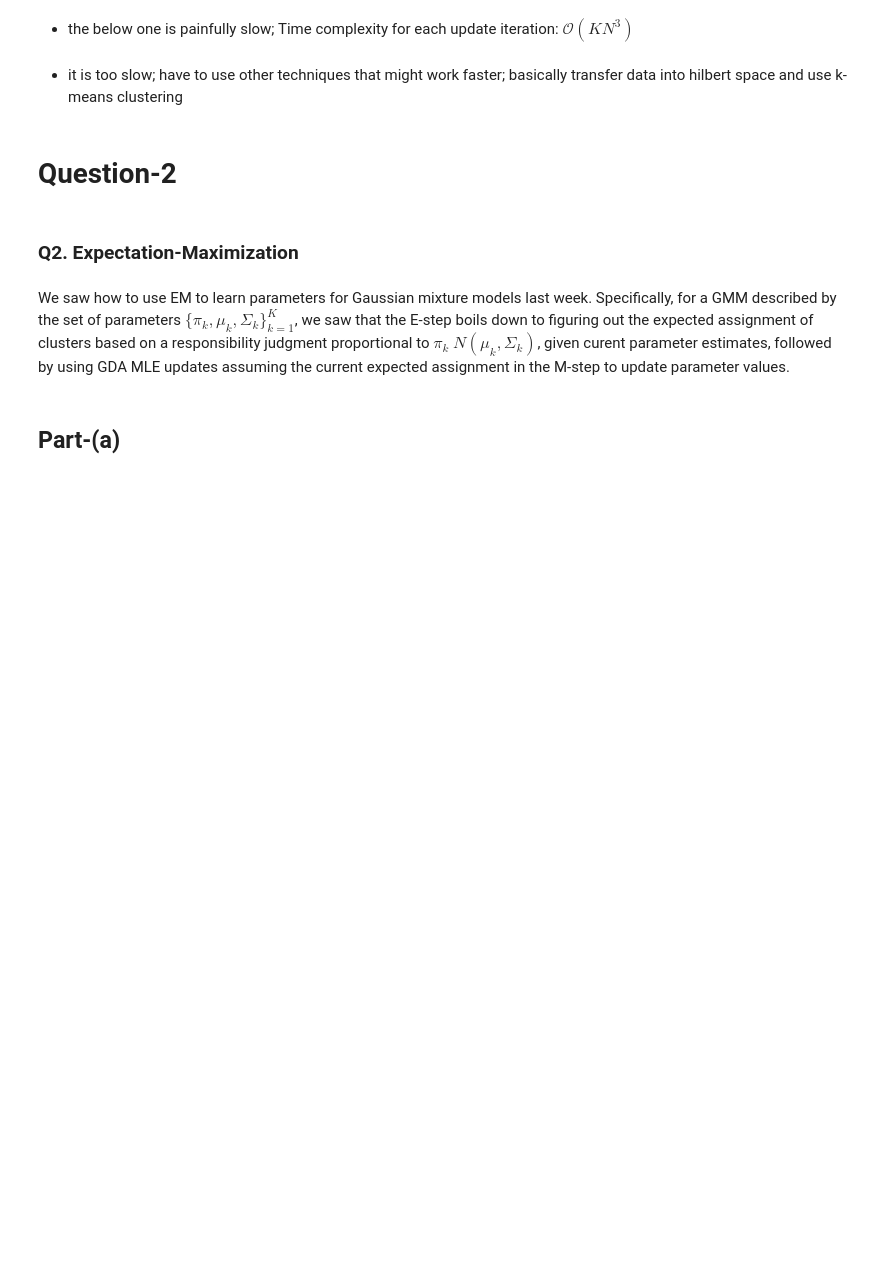
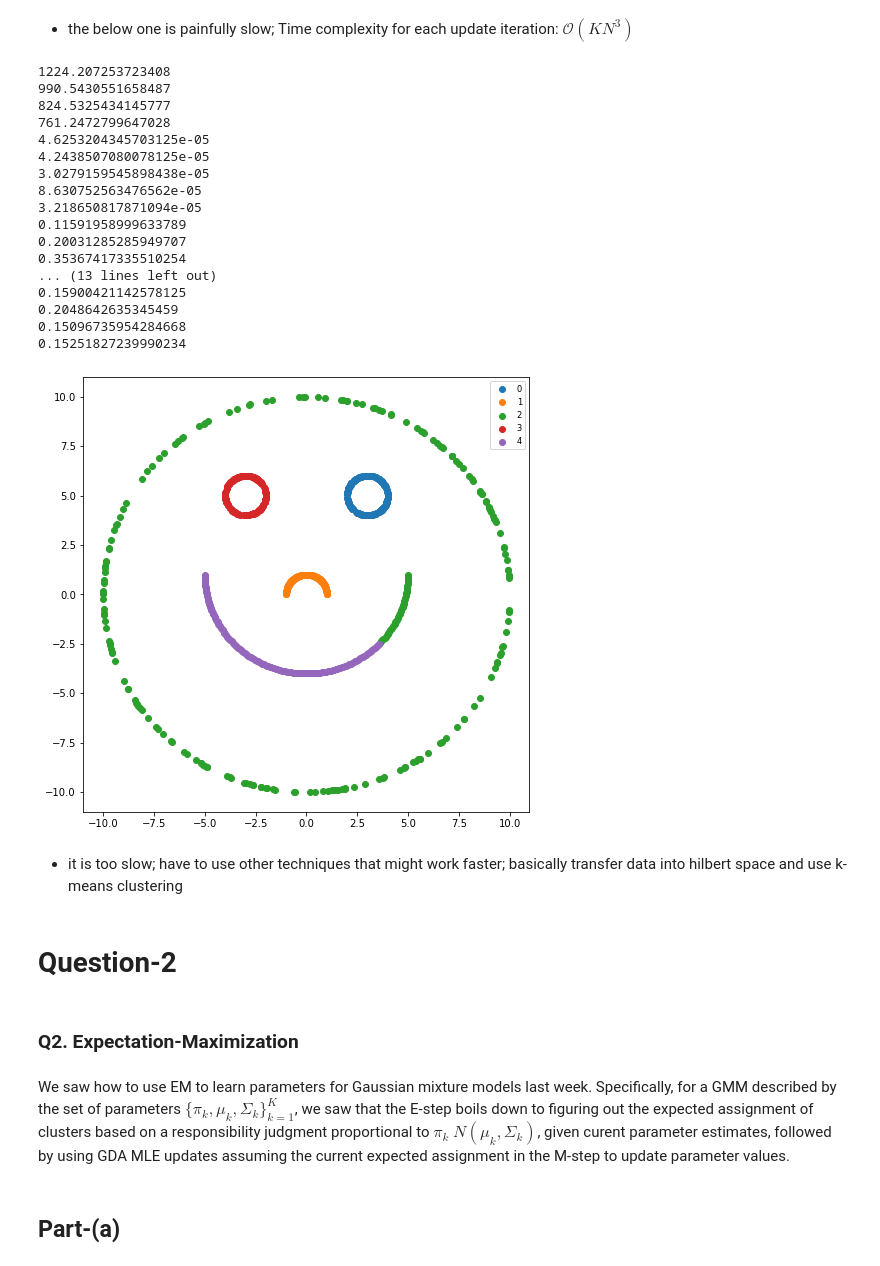
Before and after one commit to sunil-dhaka/ml-course-work, a Jupyter notebook: assign4.ipynb, the cells around one changed output. Drawn from its saved outputs; the diff is of its cells as text; code cells hidden in the pictures; blank space fills up the shorter version.

```diff
--- a/assign4.ipynb
+++ b/assign4.ipynb
@@ -303,32 +304,7 @@ plt.title('K-means++')
 # %% [markdown]
 (d) I'm going to say that we want to be able to do better than this. So I want you to kernelize your k-means algorithm with a Gaussian kernel. Visualize the clustering output of your kernel k-means algorithm [15 points]
 # %%
-from time import time
-# set this variable to change lambda in guassian kernel
-LAMBDA=1
-def pair_kernel_dist(x,y):
-    return np.exp(-LAMBDA * np.sum((x-y)**2))
-
-def pair_kernel_dist_total(x,cluster_points):
-    # math is bit involving given in markdowns
-    tic=time()
-    n_points_=len(cluster_points)
-    return_dist=n_points_**2
-    for i,point1 in enumerate(cluster_points):
-        for j,point2 in enumerate(cluster_points):
-            if i!=j:
-                return_dist+=pair_kernel_dist(point1,point2)-pair_kernel_dist(x,point1)-pair_kernel_dist(x,point2)
-    toc=time()
-    print(toc-tic)
-    return return_dist
-# def kernel_dist(X,centroid):
-#     tic=time()
-#     return_array=np.empty(X.shape[0])
-#     for i,x in enumerate(X):
-#         return_array[i]=pair_kernel_dist_total(x,centroid)
-#     toc=time()
-#     print(toc-tic)
-#     return return_array
+LAMBDA=0.1
 def kernel_dist(X,centroid):
     # exact formula is given in kernel kmeans slide
     return 2*(1-(np.exp(-LAMBDA * np.sum((X-centroid)**2,axis=1))))
@@ -403,9 +379,7 @@ def get_kernel_KMeans_clusters(X,n_cluster=4,init_style='k-means',n_iter=10):
     '''
     KMeans Iterations
     '''
-    # curr_centroids=list()
-    # for i in range(n_cluster):
-    #     curr_centroids.append(init_centroids[i,])
+
     curr_centroids=init_centroids
 
     # to store cluster assignment and error info after each iteration
@@ -442,17 +416,14 @@ def get_kernel_KMeans_clusters(X,n_cluster=4,init_style='k-means',n_iter=10):
             #TODO:??
             tmp_centroid=np.mean(tmp_cluster_points,axis=0) # 1D mean array
             #TODO:done:done
-            # print(tmp_cluster_points)
+
             curr_objective_value+=np.sum(kernel_dist(tmp_cluster_points,tmp_cluster_points)) # scalar
             curr_centroids[cluster,]=tmp_centroid # update cluster centroid
-        # print(curr_centroids)
         wacc_history.append(curr_objective_value) # add curr error value to history
 
         # update difference
         iter_error_diff=new_objective_value-curr_objective_value
         new_objective_value=curr_objective_value
     return tmp_cluster_assign
-    # return cluster ids for each of the data points in X with some history info
-    # return {'final':tmp_cluster_assign,'history':cluster_history,'iter-count':iter_count,}#'wacc-history':wacc_history,'final-centroids':curr_centroids,'start-centroid':init_centroids_index}
 # %%
 plot_clusters(X,get_kernel_KMeans_clusters(X,n_iter=1000,n_cluster=5,init_style="k-means++"),n_cluster=5)
@@ -461,7 +434,7 @@ plot_clusters(X,get_kernel_KMeans_clusters(X,n_iter=1000,n_cluster=5,init_style=
 # %%
 from time import time
 # set this variable to change lambda in guassian kernel
-LAMBDA=1
+LAMBDA=0.1
 def pair_kernel_dist(x,y):
     return np.exp(-LAMBDA * np.sum((x-y)**2))
 
@@ -623,7 +596,26 @@ def get_kernel_KMeans_clusters(X,n_cluster=4,init_style='k-means',n_iter=2):
     # return cluster ids for each of the data points in X with some history info
     # return {'final':tmp_cluster_assign,'history':cluster_history,'iter-count':iter_count,}#'wacc-history':wacc_history,'final-centroids':curr_centroids,'start-centroid':init_centroids_index}a
 # %%
-plot_clusters(X,get_kernel_KMeans_clusters(X,n_cluster=5,n_iter=20,init_style='k-means++'),n_cluster=5)
+plot_clusters(X,get_kernel_KMeans_clusters(X,n_cluster=5,n_iter=5,init_style='k-means++'),n_cluster=5)
+# %% [output]
+1224.207253723408
+990.5430551658487
+824.5325434145777
+761.2472799647028
+4.6253204345703125e-05
+4.2438507080078125e-05
+3.0279159545898438e-05
+8.630752563476562e-05
+3.218650817871094e-05
+0.11591958999633789
+0.20031285285949707
+0.35367417335510254
+... (13 lines left out)
+0.15900421142578125
+0.2048642635345459
+0.15096735954284668
+0.15251827239990234
+[figure, added]
 # %% [markdown]
 - it is too slow; have to use other techniques that might work faster; basically transfer data into hilbert space and use k-means clustering
 # %% [markdown]
```
Also changed, not shown: parts of 26 cells of this notebook.
